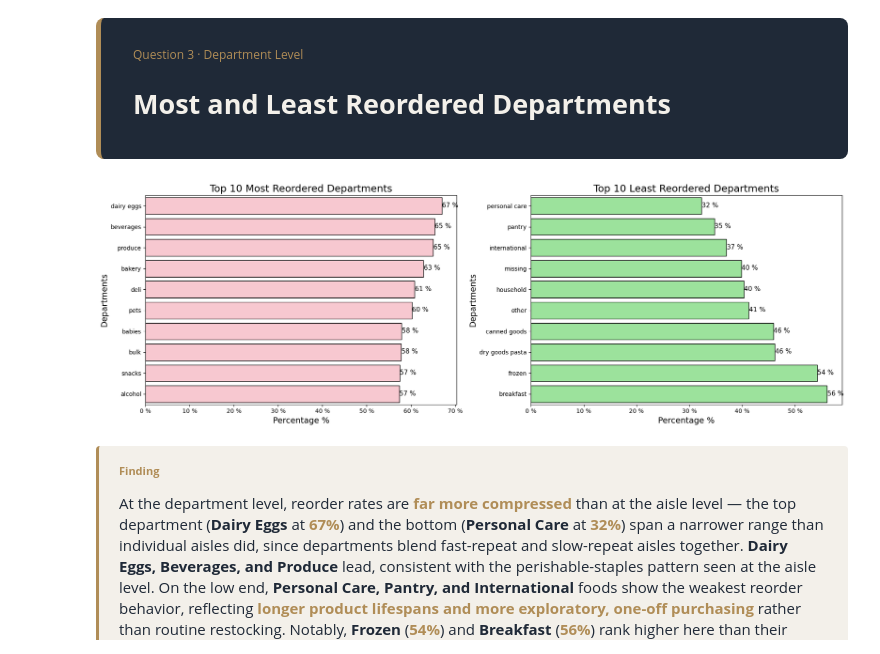
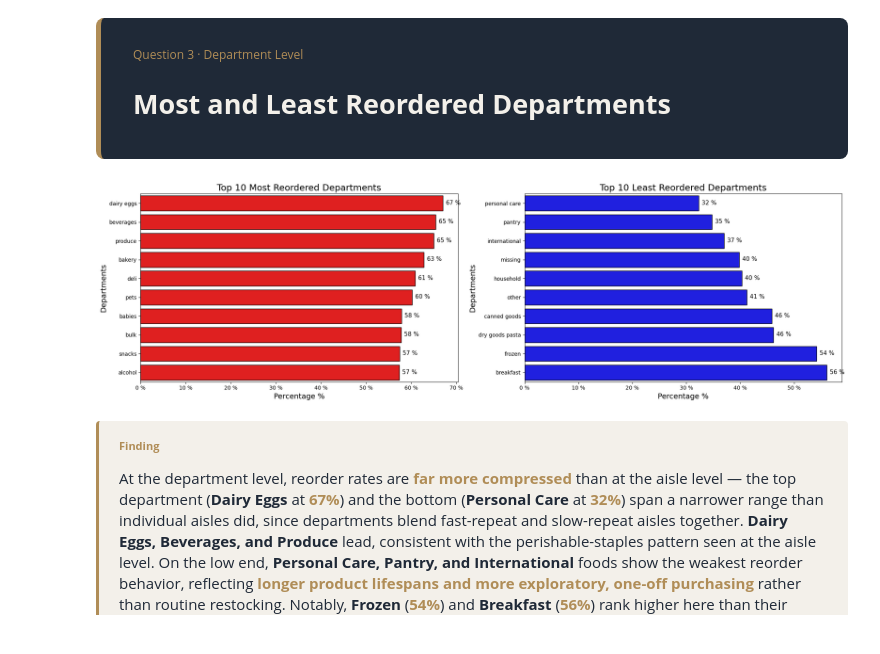
Before and after one commit to BhaskarMishra05/INSTAMART, a Jupyter notebook: src/Notebooks/instamart-ipnb(1).ipynb, the cells around one changed output. Drawn from its saved outputs; the diff is of its cells as text; code cells hidden in the pictures.

```diff
--- a/src/Notebooks/instamart-ipnb(1).ipynb
+++ b/src/Notebooks/instamart-ipnb(1).ipynb
@@ -330,7 +330,7 @@ most_ordered_products = merged_product_order_product['product_name'].value_count
 
 most_ordered_products.columns = ['product_name','count']
 plt.figure(figsize=(13,5))
-ax = sns.barplot(x='count',y='product_name', data = most_ordered_products,color='pink', edgecolor='black')
+ax = sns.barplot(x='count',y='product_name', data = most_ordered_products,palette='bright', edgecolor='black')
 ax.xaxis.set_major_formatter(plt.FuncFormatter(lambda x,p: f'{(x/1000):,.0f}k'))
 for i, bar in enumerate(ax.patches):
     width = bar.get_width()
@@ -389,7 +389,7 @@ ax[0].xaxis.set_major_formatter(plt.FuncFormatter(lambda x,p : f'{x/1_000_000} M
 for i, bar in enumerate(ax[0].patches):
     width = bar.get_width()
     ax[0].text(
-        width * 1.015,
+        width + highest_order_aisles['frequency'].max()*0.01,
         bar.get_y() + bar.get_height()/1.5,
         f'{(width/1_000_000):,.2f} M',
         ha='left', va='bottom',
@@ -406,7 +406,7 @@ ax[1].xaxis.set_major_formatter(plt.FuncFormatter(lambda x,p: f'{(x/1_000_000):,
 for i, bar in enumerate(ax[1].patches):
     width = bar.get_width()
     ax[1].text(
-        width * 1.015,
+        width + highest_volumn_departments['frequency'].max()*0.01,
         bar.get_y() + bar.get_height()/1.5,
         f'{(width/1_000_000):,.2f} M',
         ha='left', va='bottom',
@@ -451,7 +451,7 @@ plt.show()
 </div>
 # %%
 product_counts = merged_order_products_department_aisles.groupby('product_name')['reordered'].agg(['mean','count'])
-product_counts = product_counts[product_counts['count'] >= 100]  # adjust threshold as needed
+product_counts = product_counts[product_counts['count'] >= 100]
 
 reordered_products_largest = product_counts['mean'].nlargest(10).reset_index()
 reordered_products_largest.columns = ['product_name','frequency']
@@ -465,7 +465,7 @@ ax[0].xaxis.set_major_formatter(plt.FuncFormatter(lambda x,p: f'{(x*100):,.0f} %
 for i, bar in enumerate(ax[0].patches):
     width = bar.get_width()
     ax[0].text(
-        width * 1.01,
+        width + reordered_products_largest['frequency'].max()*0.01,
         bar.get_y() + bar.get_height()/1.5,
         f'{(width * 100):,.0f} %',
         ha = 'left', va='bottom',
@@ -481,7 +481,7 @@ ax[1].xaxis.set_major_formatter(plt.FuncFormatter(lambda x,p: f'{(x*100):,.0f} %
 for i, bar in enumerate(ax[1].patches):
     width = bar.get_width()
     ax[1].text(
-        width * 1.06,
+        width + reordered_products_least['frequency'].max() * 0.059,
         bar.get_y() + bar.get_height()/1.5,
         f'{(width * 100):,.0f} %',
         ha = 'center', va='bottom',
@@ -522,12 +522,12 @@ reordered_aisle_least = merged_order_products_department_aisles.groupby('aisle')
 reordered_aisle_least.columns = ['aisle','frequency']
 
 fig, ax = plt.subplots(1,2,figsize=(18,6))
-sns.barplot(y='aisle',x='frequency', data = reordered_aisle_largest, ax=ax[0], color='pink', edgecolor='black')
+sns.barplot(y='aisle',x='frequency', data = reordered_aisle_largest, ax=ax[0], color='yellow', edgecolor='black')
 ax[0].xaxis.set_major_formatter(plt.FuncFormatter(lambda x,p: f'{(x*100):,.0f} %'))
 for i, bar in enumerate(ax[0].patches):
     width = bar.get_width()
     ax[0].text(
-        width * 1.009,
+        width + reordered_aisle_largest['frequency'].max()*0.01,
         bar.get_y() + bar.get_height()/1.5,
         f'{(width * 100):,.0f} %',
         ha = 'left', va='bottom',
@@ -537,12 +537,12 @@ ax[0].set_xlim(0, reordered_aisle_largest['frequency'].max()*1.1)
 ax[0].set_xlabel('Percentage %', fontsize = 14)
 ax[0].set_ylabel('Aisle', fontsize = 14)
 ax[0].set_title('Top 10 Most Reordered Aisle', fontsize = 17)
-sns.barplot(y='aisle',x='frequency', data = reordered_aisle_least, ax=ax[1], color='lightgreen', edgecolor='black')
+sns.barplot(y='aisle',x='frequency', data = reordered_aisle_least, ax=ax[1], color='red', edgecolor='black')
 ax[1].xaxis.set_major_formatter(plt.FuncFormatter(lambda x,p: f'{(x*100):,.0f} %'))
 for i, bar in enumerate(ax[1].patches):
     width = bar.get_width()
     ax[1].text(
-        width * 1.009,
+        width + reordered_aisle_least['frequency'].max()*0.01,
         bar.get_y() + bar.get_height()/1.5,
         f'{(width * 100):,.0f} %',
         ha = 'left', va='bottom',
@@ -582,42 +582,42 @@ reordered_department_largest.columns = ['department','frequency']
 reordered_department_least = merged_order_products_department_aisles.groupby('department')['reordered'].mean().sort_values().head(10).reset_index()
 reordered_department_least.columns = ['department','frequency']
 
-fig, ax = plt.subplots(1,2,figsize=(18,6))
-sns.barplot(y='department',x='frequency', data = reordered_department_largest, ax=ax[0], color='pink', edgecolor='black')
+fig, ax = plt.subplots(1,2,figsize=(20,6))
+sns.barplot(y='department',x='frequency', data = reordered_department_largest, ax=ax[0], color='red', edgecolor='black')
 ax[0].xaxis.set_major_formatter(plt.FuncFormatter(lambda x,p: f'{(x*100):,.0f} %'))
 for i, bar in enumerate(ax[0].patches):
     width = bar.get_width()
     ax[0].text(
-        width * 1.001,
+        width + reordered_department_largest['frequency'].max()*0.01,
         bar.get_y() + bar.get_height()/1.5,
         f'{(width * 100):,.0f} %',
         ha = 'left', va='bottom',
         fontsize =11
     )
 
 ax[0].set_xlabel('Percentage %', fontsize = 14)
 ax[0].set_ylabel('Departments', fontsize = 14)
 ax[0].set_title('Top 10 Most Reordered Departments', fontsize = 17
 
                )
-sns.barplot(y='department',x='frequency', data = reordered_department_least, ax=ax[1], color='lightgreen', edgecolor='black')
+sns.barplot(y='department',x='frequency', data = reordered_department_least, ax=ax[1], color='blue', edgecolor='black')
 ax[1].xaxis.set_major_formatter(plt.FuncFormatter(lambda x,p: f'{(x*100):,.0f} %'))
 for i, bar in enumerate(ax[1].patches):
     width = bar.get_width()
     ax[1].text(
-        width * 1.001,
+        width + reordered_department_least['frequency'].max()*0.01,
         bar.get_y() + bar.get_height()/1.5,
         f'{(width * 100):,.0f} %',
         ha = 'left', va='bottom',
         fontsize =11
     )
 ax[1].set_xlabel('Percentage %', fontsize = 14)
 ax[1].set_ylabel('Departments', fontsize = 14)
 ax[1].set_title('Top 10 Least Reordered Departments', fontsize = 17)
 plt.tight_layout()
 plt.show()
 # %% [output]
-[figure, old version]
+[figure, new version]
 # %% [markdown]
 <div style="background-color: #f3f0ea; border-left: 3px solid #b08d57; border-radius: 4px; padding: 14px 20px; margin: 16px 0;">
   <p style="margin: 0 0 6px 0; color: #b08d57; font-family: 'Georgia', serif; font-size: 11px; letter-spacing: 2.5px; text-transform: uppercase; font-weight: 700;">
```
Also changed, not shown: parts of 12 cells of this notebook.
